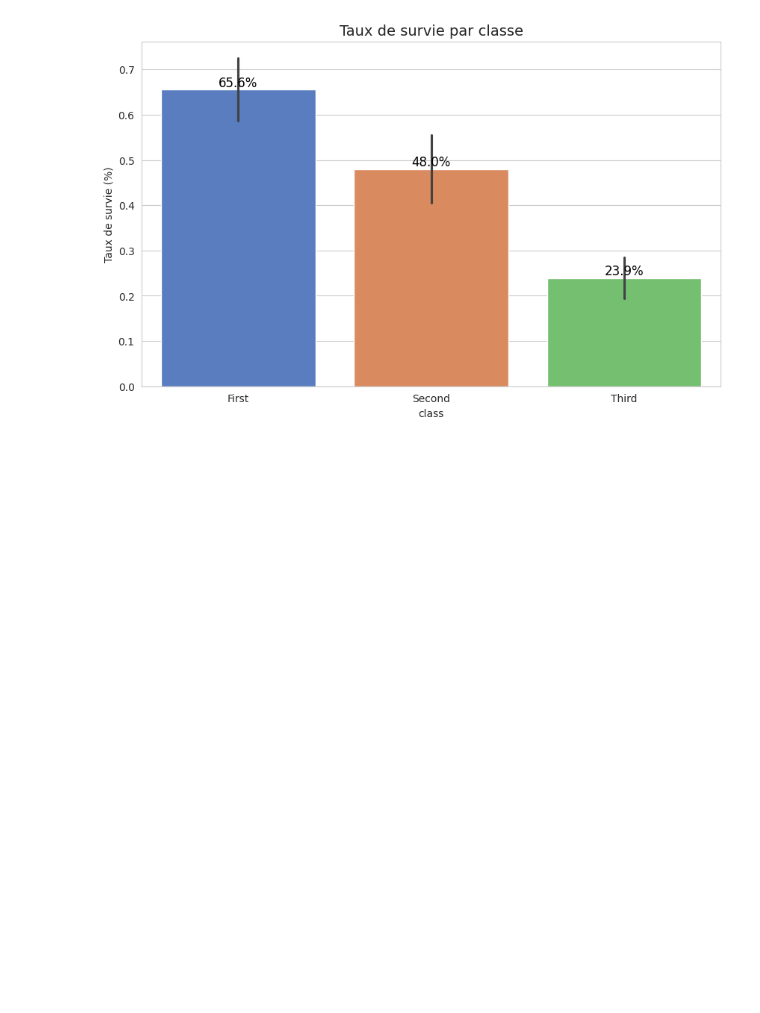
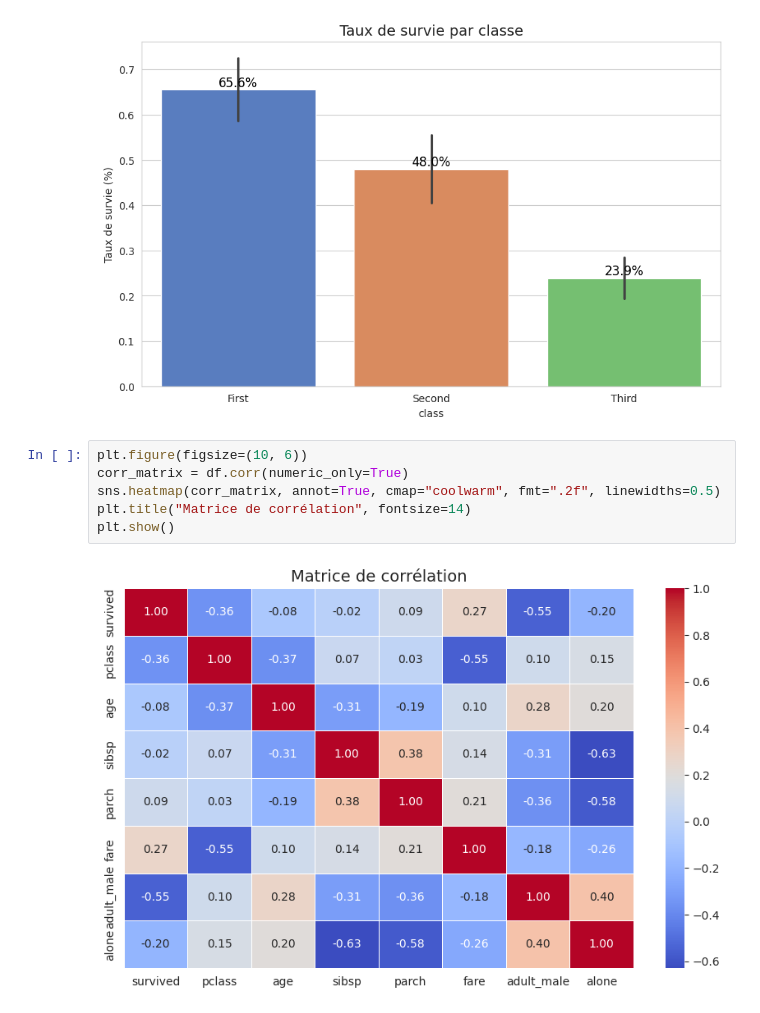
Before and after one commit to Badu1230/Badu1230, a Jupyter notebook: Titanic_Seaborn.ipynb, the cells around one changed output. Saved outputs shown, nothing was run; the diff lists cells and outputs as text; blank space fills up the shorter version.

```diff
--- a/Titanic_Seaborn.ipynb
+++ b/Titanic_Seaborn.ipynb
@@ -70,3 +70,11 @@ plt.ylabel("Taux de survie (%)")
 plt.show()
 # %% [output]
 [figure]
+# %%
+plt.figure(figsize=(10, 6))
+corr_matrix = df.corr(numeric_only=True)
+sns.heatmap(corr_matrix, annot=True, cmap="coolwarm", fmt=".2f", linewidths=0.5)
+plt.title("Matrice de corrélation", fontsize=14)
+plt.show()
+# %% [output]
+[figure, added]
```
Also changed, not shown: parts of 1 cell of this notebook.
